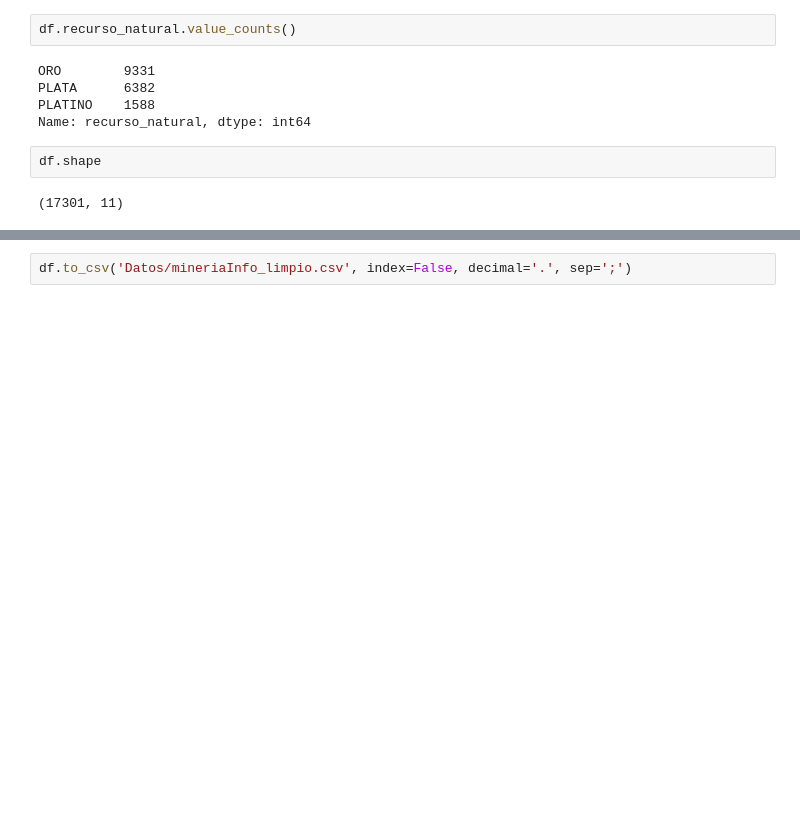
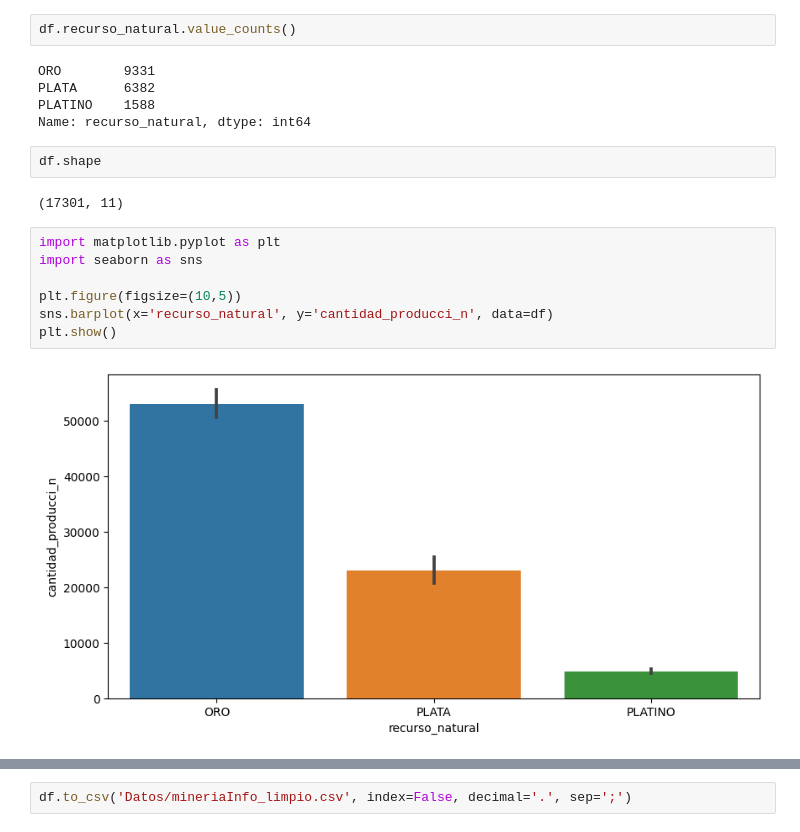
Before and after one commit to Gatos-de-negocios-BI/Proyecto2, a Jupyter notebook: entendimiento-mineriaInfo.ipynb, the cells around one changed output, grey strips where cells are left out. Drawn from its saved outputs; the diff is of its cells as text; blank space fills up the shorter version.

```diff
--- a/entendimiento-mineriaInfo.ipynb
+++ b/entendimiento-mineriaInfo.ipynb
@@ -120,3 +120,12 @@ Name: recurso_natural, dtype: int64
 df.shape
 # %% [output]
 (17301, 11)
+# %%
+import matplotlib.pyplot as plt
+import seaborn as sns
+
+plt.figure(figsize=(10,5))
+sns.barplot(x='recurso_natural', y='cantidad_producci_n', data=df)
+plt.show()
+# %% [output]
+[figure, added]
```
Also changed, not shown: parts of 2 cells of this notebook, 3 other files.
